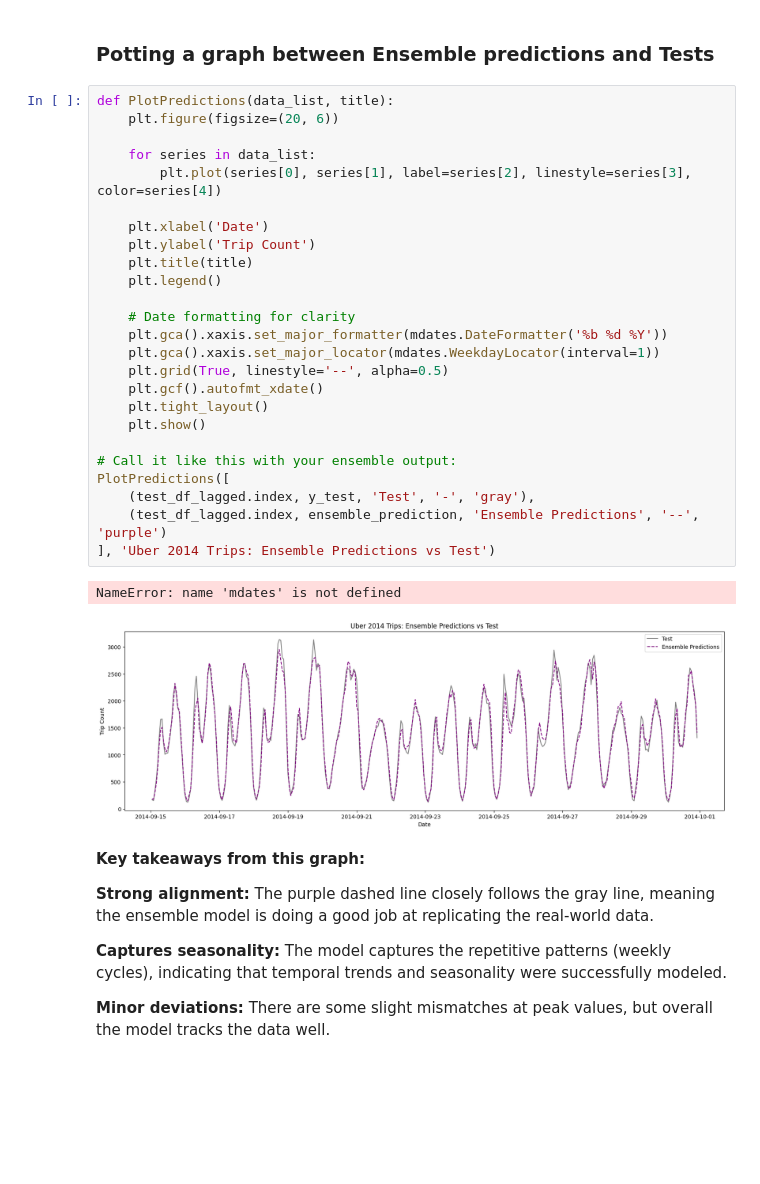
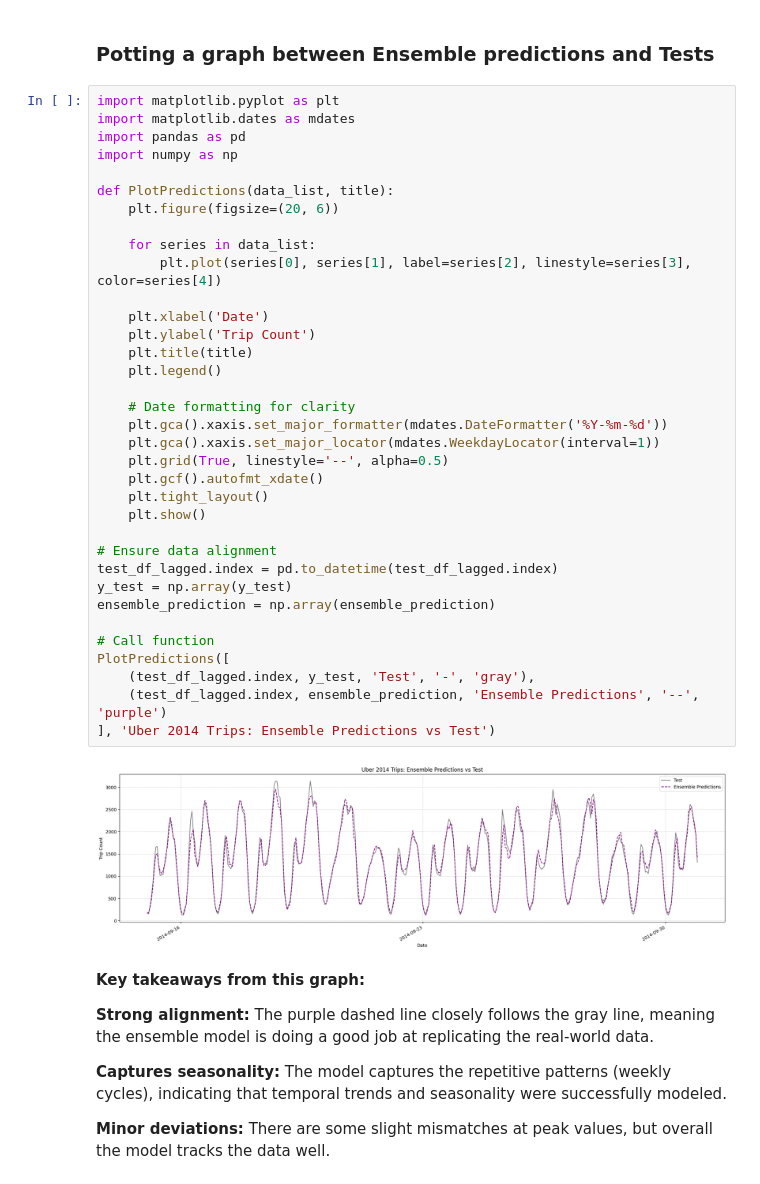
Before and after one commit to Shrutishukla797/Uber-Trip-Analysis, a Jupyter notebook: Uber-Trip-Analysis.ipynb, the cells around one changed output. Saved outputs shown, nothing was run; the diff lists cells and outputs as text; blank space fills up the shorter version.

```diff
--- a/DA Project 1 (Uber trip analysis).ipynb
+++ b/Uber-Trip-Analysis.ipynb
@@ -1268,33 +1268,42 @@ The ensemble MAPE (7.76%) is slightly better than the Random Forest (8.02%) and
 # %% [markdown]
 ### Potting a graph between Ensemble predictions and Tests
 # %%
+import matplotlib.pyplot as plt
+import matplotlib.dates as mdates
+import pandas as pd
+import numpy as np
+
 def PlotPredictions(data_list, title):
     plt.figure(figsize=(20, 6))
 
     for series in data_list:
         plt.plot(series[0], series[1], label=series[2], linestyle=series[3], color=series[4])
 
     plt.xlabel('Date')
     plt.ylabel('Trip Count')
     plt.title(title)
     plt.legend()
 
     # Date formatting for clarity
-    plt.gca().xaxis.set_major_formatter(mdates.DateFormatter('%b %d %Y'))
+    plt.gca().xaxis.set_major_formatter(mdates.DateFormatter('%Y-%m-%d'))
     plt.gca().xaxis.set_major_locator(mdates.WeekdayLocator(interval=1))
     plt.grid(True, linestyle='--', alpha=0.5)
     plt.gcf().autofmt_xdate()
     plt.tight_layout()
     plt.show()
 
-# Call it like this with your ensemble output:
+# Ensure data alignment
+test_df_lagged.index = pd.to_datetime(test_df_lagged.index)
+y_test = np.array(y_test)
+ensemble_prediction = np.array(ensemble_prediction)
+
+# Call function
 PlotPredictions([
     (test_df_lagged.index, y_test, 'Test', '-', 'gray'),
     (test_df_lagged.index, ensemble_prediction, 'Ensemble Predictions', '--', 'purple')
 ], 'Uber 2014 Trips: Ensemble Predictions vs Test')
 # %% [output]
-NameError: name 'mdates' is not defined
-[figure, old version]
+[figure, new version]
 # %% [markdown]
 **Key takeaways from this graph:**
 
```
